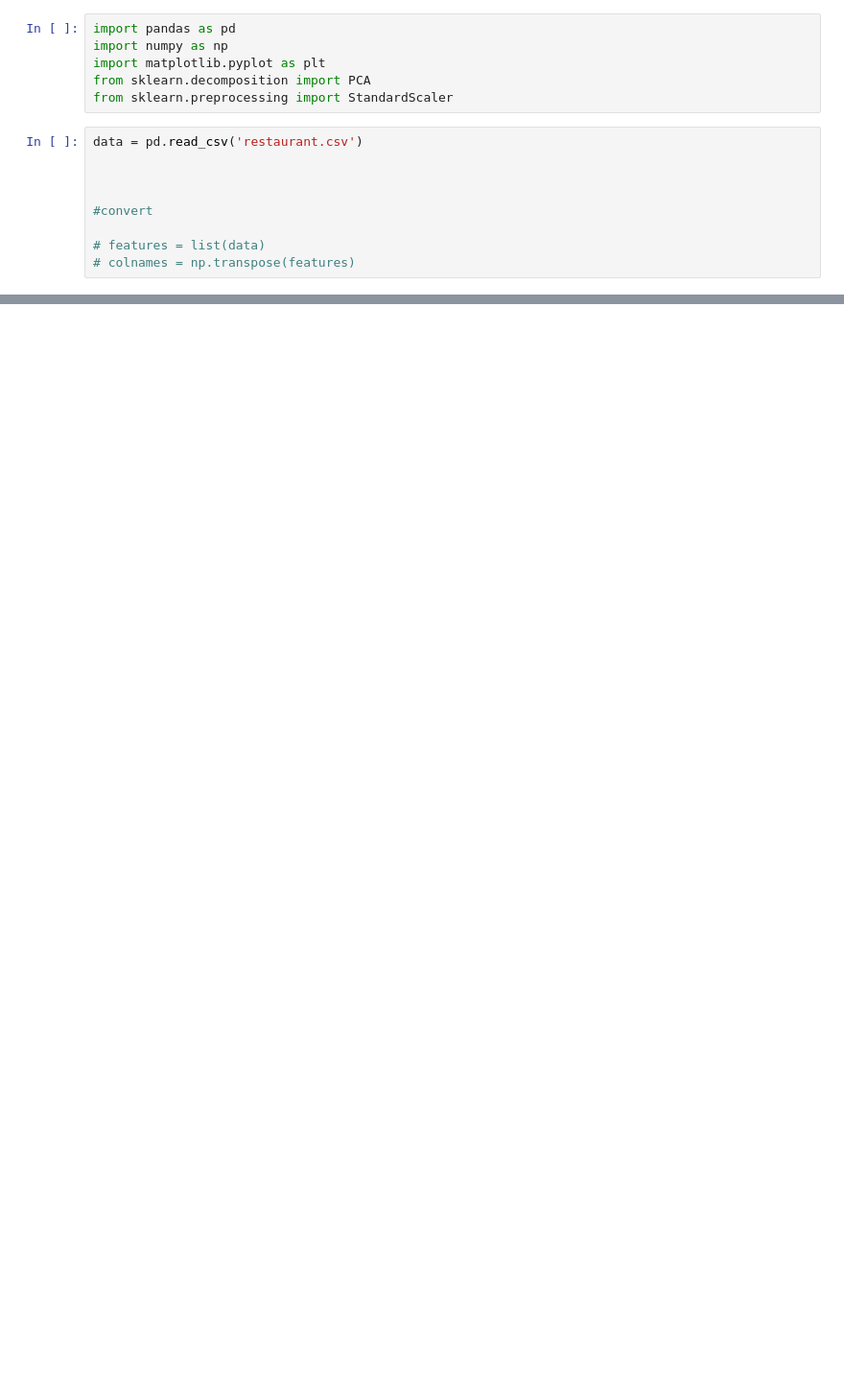
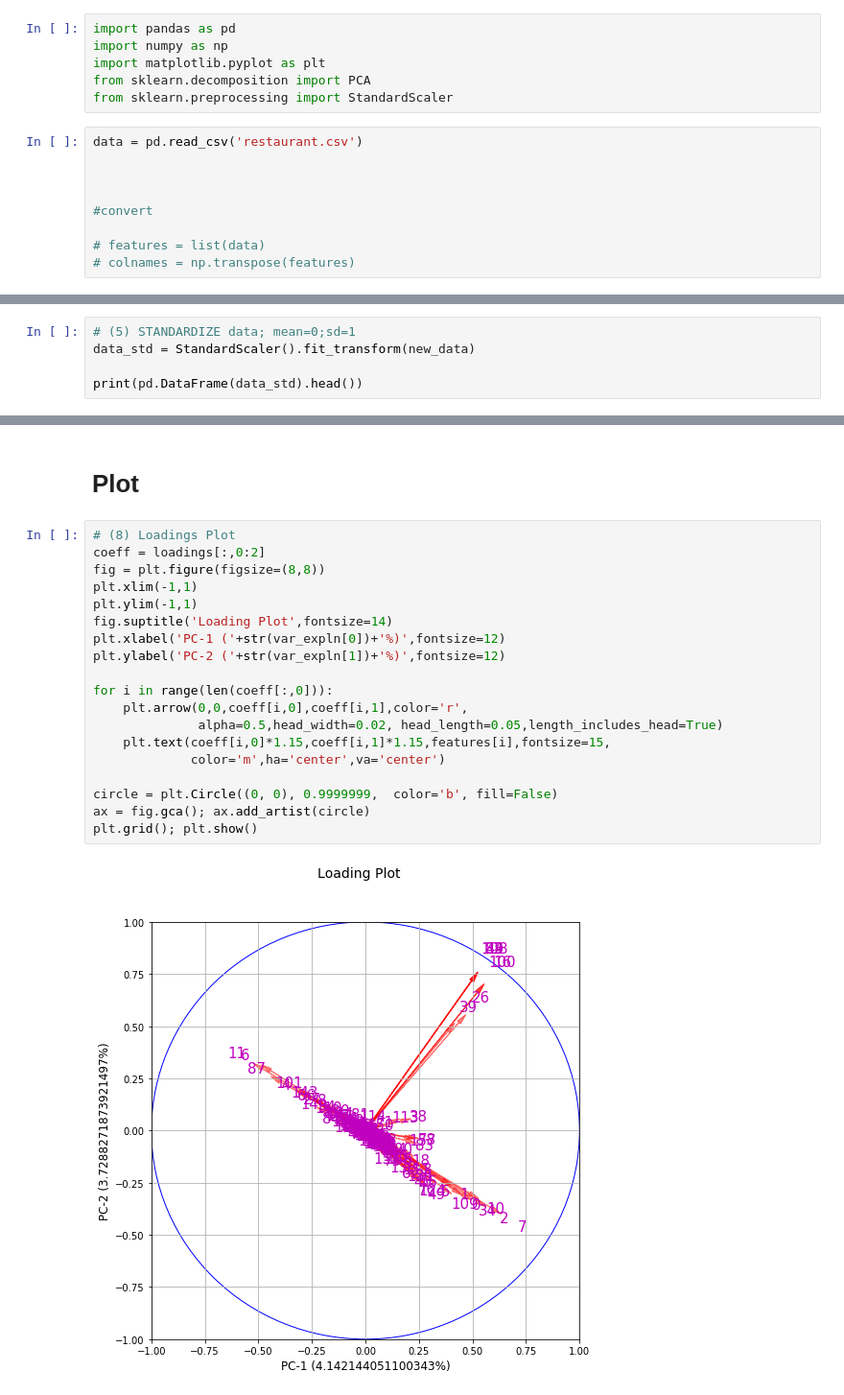
Before and after one commit to guofeng201507/NUS_IS_PR, a Jupyter notebook: D3_restaurant_PCA.ipynb, the cells around one changed output, grey strips where cells are left out. Shown: that part at 96% size. Cells and saved outputs as stored; diff of their text form; blank space fills up the shorter version.

```diff
--- a/D3_restaurant_PCA.ipynb
+++ b/D3_restaurant_PCA.ipynb
@@ -77,0 +121,5 @@ print("-----------------------")
+# %%
+# (5) STANDARDIZE data; mean=0;sd=1
+data_std = StandardScaler().fit_transform(new_data)
+
+print(pd.DataFrame(data_std).head())
@@ -77,0 +179,23 @@ print("-----------------------")
+# %% [markdown]
+# Plot
+# %%
+# (8) Loadings Plot
+coeff = loadings[:,0:2]
+fig = plt.figure(figsize=(8,8))
+plt.xlim(-1,1)
+plt.ylim(-1,1)
+fig.suptitle('Loading Plot',fontsize=14)
+plt.xlabel('PC-1 ('+str(var_expln[0])+'%)',fontsize=12)
+plt.ylabel('PC-2 ('+str(var_expln[1])+'%)',fontsize=12)
+
+for i in range(len(coeff[:,0])):
+    plt.arrow(0,0,coeff[i,0],coeff[i,1],color='r',
+              alpha=0.5,head_width=0.02, head_length=0.05,length_includes_head=True)
+    plt.text(coeff[i,0]*1.15,coeff[i,1]*1.15,features[i],fontsize=15,
+             color='m',ha='center',va='center')
+
+circle = plt.Circle((0, 0), 0.9999999,  color='b', fill=False)
+ax = fig.gca(); ax.add_artist(circle)
+plt.grid(); plt.show()
+# %% [output]
+[figure, added]
```
Also changed, not shown: parts of 8 cells of this notebook.
